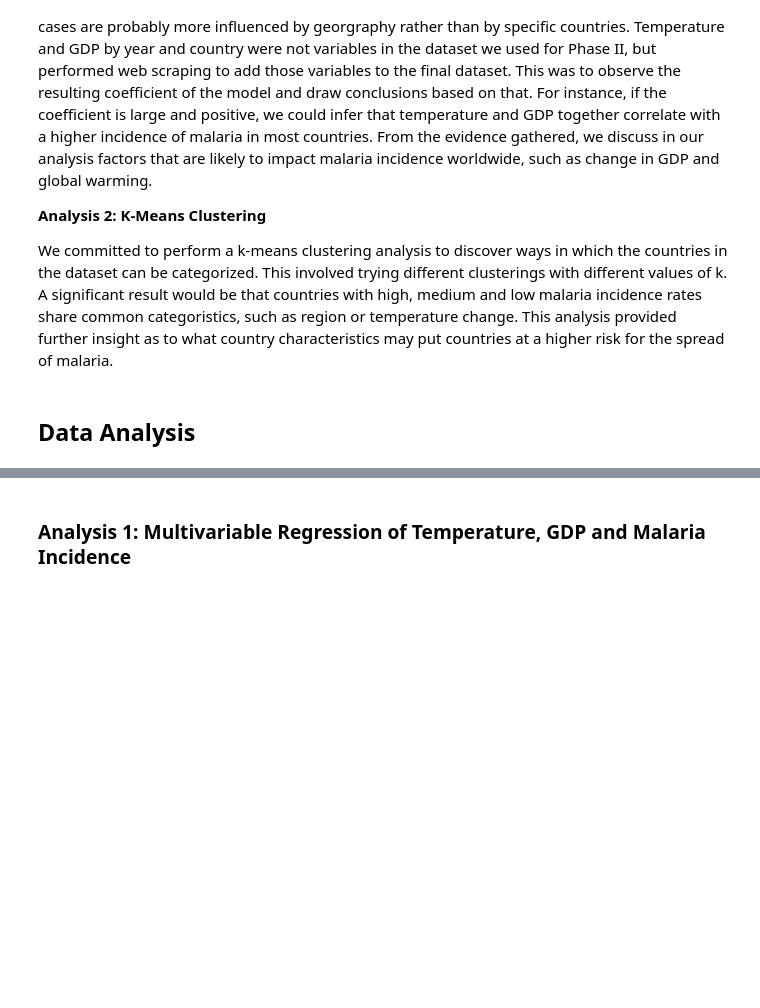
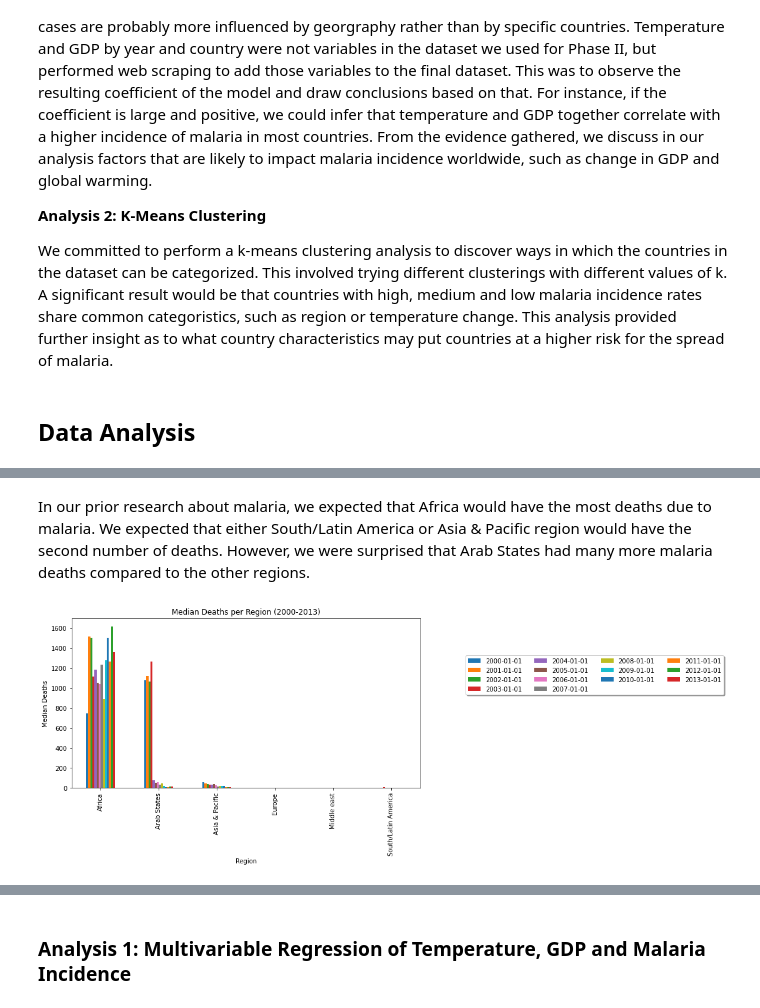
Before and after one commit to mcuadera/info_2950_malaria_project, a Jupyter notebook: phase_submissions/Phase_4.ipynb, the cells around one changed output, grey strips where cells are left out. Drawn from its saved outputs; the diff is of its cells as text; code cells hidden in the pictures; blank space fills up the shorter version.

```diff
--- a/phase_submissions/Phase_4.ipynb
+++ b/phase_submissions/Phase_4.ipynb
@@ -67,0 +160,12 @@ malaria_df.head()
+# %% [markdown]
+In our prior research about malaria, we expected that Africa would have the most deaths due to malaria. We expected that either South/Latin America or Asia & Pacific region would have the second number of deaths. However, we were surprised that Arab States had many more malaria deaths compared to the other regions.
+# %%
+by_region.median()["Deaths"].unstack().plot(kind="bar")
+plt.title("Median Deaths per Region (2000-2013)")
+plt.xlabel("Region")
+plt.xticks()
+plt.ylabel("Median Deaths")
+plt.legend(loc='upper center', bbox_to_anchor=(1.5, 0.8), shadow=True, ncol=4)
+plt.show()
+# %% [output]
+[figure, added]
```
Also changed, not shown: parts of 33 cells of this notebook, 2 other files.
